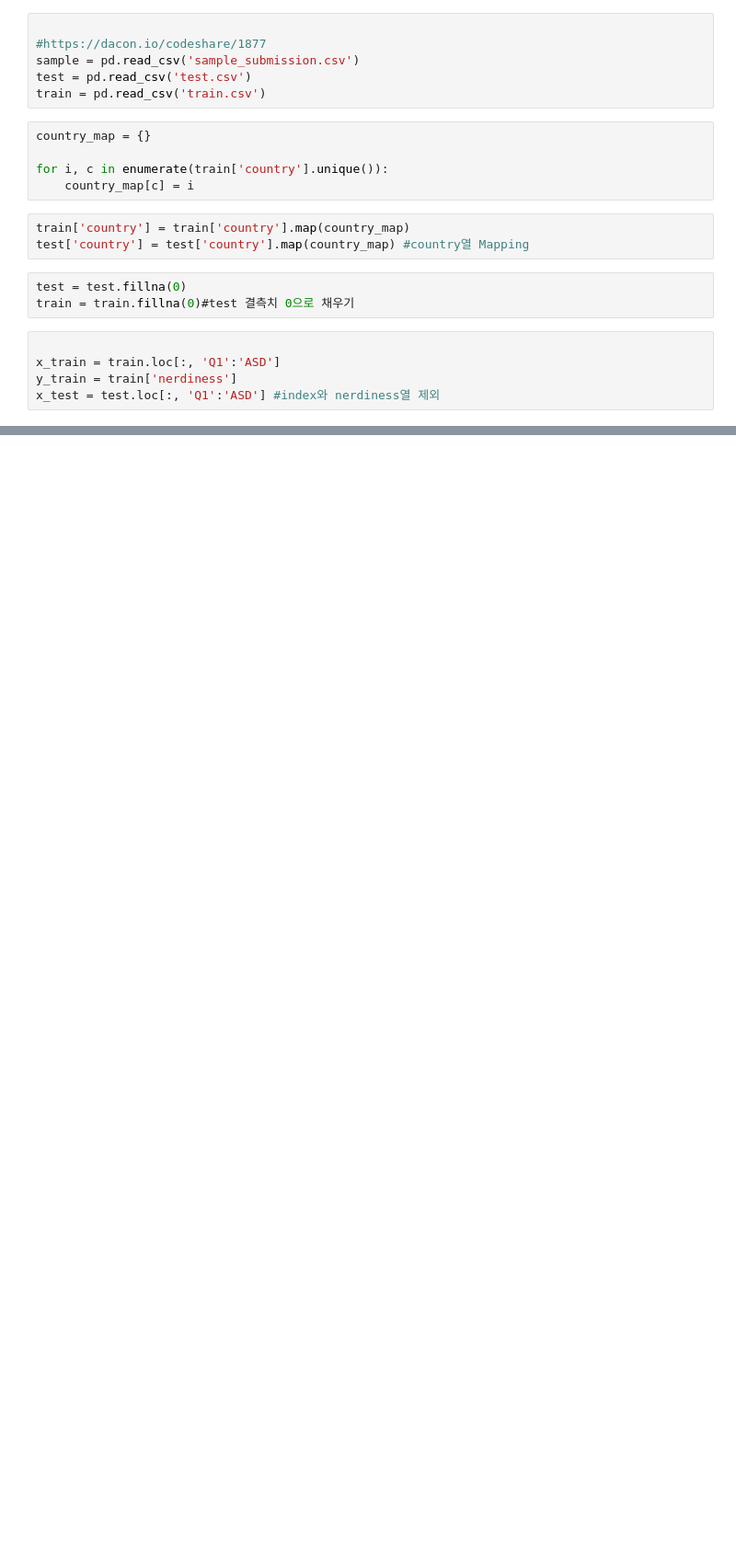
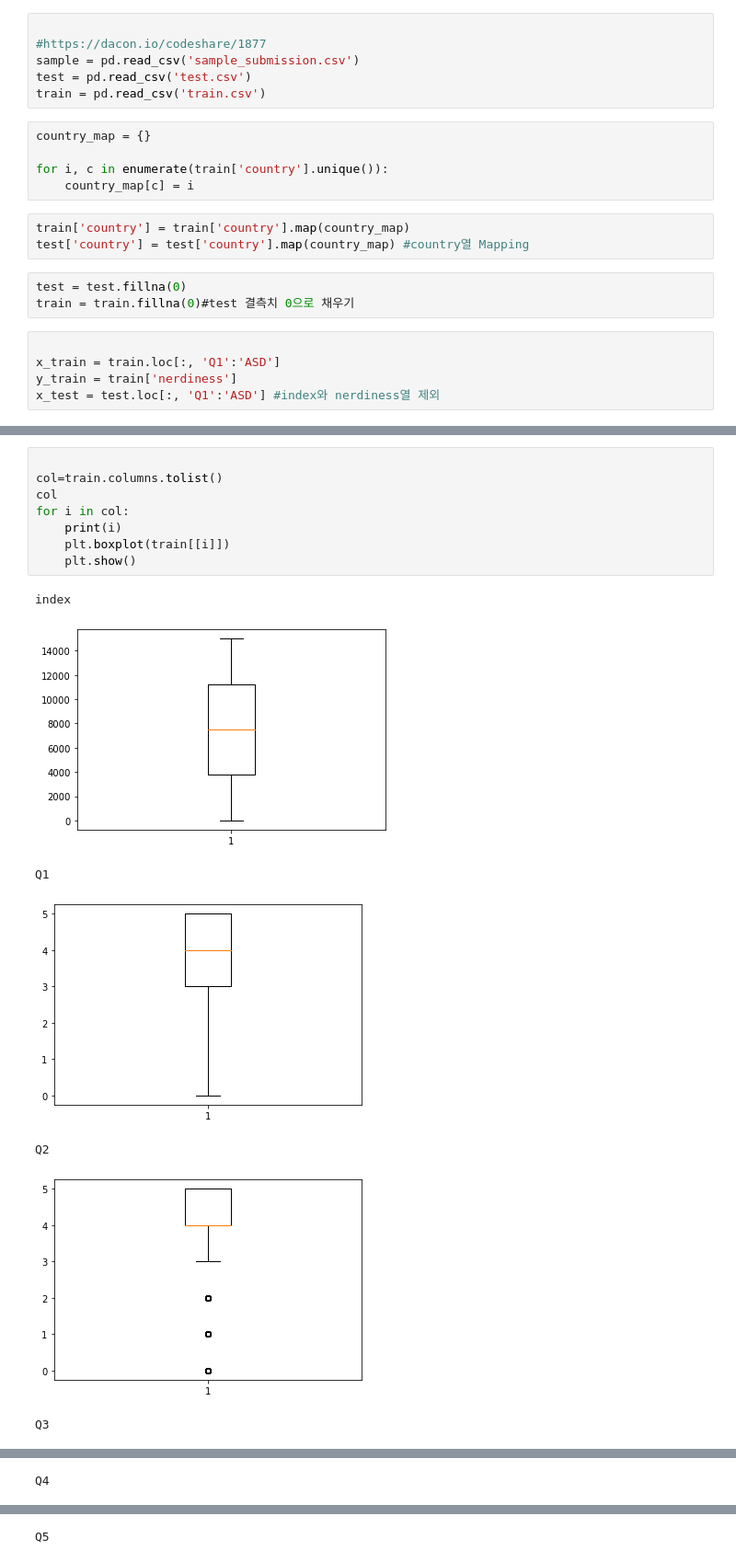
Before and after one commit to ha-seungwon/DACON-Psychological_Prediction, a Jupyter notebook: findout the feature.ipynb, the cells around one changed output, grey strips where cells are left out. Shown: that part at 92% size. Drawn from its saved outputs; the diff is of its cells as text; blank space fills up the shorter version.

```diff
--- a/findout the feature.ipynb
+++ b/findout the feature.ipynb
@@ -99,0 +70,16 @@ sample['nerdiness'].sum()
+# %%
+
+col=train.columns.tolist()
+col
+for i in col:
+    print(i)
+    plt.boxplot(train[[i]])
+    plt.show()
+# %% [output]
+index
+[figure, added]
+Q1
+[figure, added]
+Q2
+[figure, added]
+Q3
@@ -99,0 +87 @@ sample['nerdiness'].sum()
+Q4
@@ -99,0 +89 @@ sample['nerdiness'].sum()
+Q5
```
Also changed, not shown: parts of 14 cells of this notebook, 3 other files.
